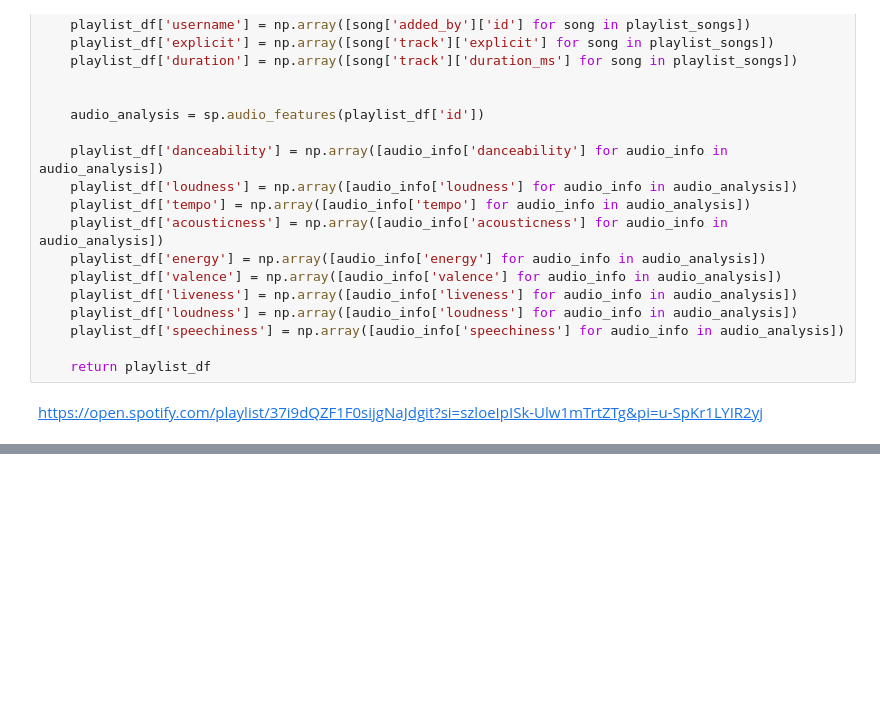
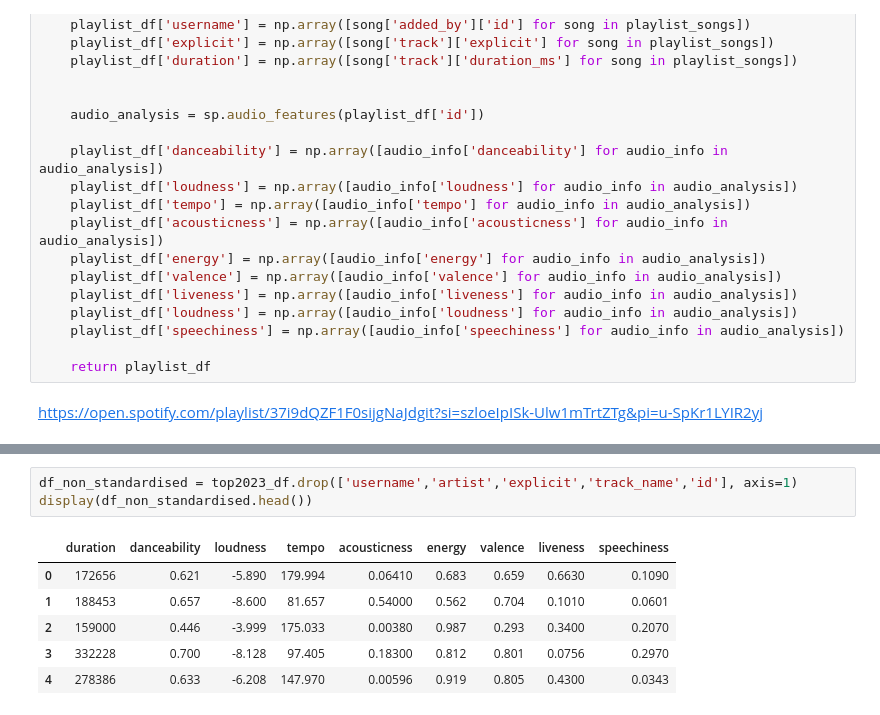
Before and after one commit to ihatmyself/Spotify-Categorized, a Jupyter notebook: spotify_mood.ipynb, the cells around one changed output, grey strips where cells are left out. Cells and saved outputs as stored; diff of their text form; blank space fills up the shorter version.

```diff
--- a/spotify_mood.ipynb
+++ b/spotify_mood.ipynb
@@ -81,0 +83,10 @@ music_pairplot
+# %%
+df_non_standardised = top2023_df.drop(['username','artist','explicit','track_name','id'], axis=1)
+display(df_non_standardised.head())
+# %% [output]
+|  | duration | danceability | loudness | tempo | acousticness | energy | valence | liveness | speechiness |
+| 0 | 172656 | 0.621 | -5.890 | 179.994 | 0.06410 | 0.683 | 0.659 | 0.6630 | 0.1090 |
+| 1 | 188453 | 0.657 | -8.600 | 81.657 | 0.54000 | 0.562 | 0.704 | 0.1010 | 0.0601 |
+| 2 | 159000 | 0.446 | -3.999 | 175.033 | 0.00380 | 0.987 | 0.293 | 0.3400 | 0.2070 |
+| 3 | 332228 | 0.700 | -8.128 | 97.405 | 0.18300 | 0.812 | 0.801 | 0.0756 | 0.2970 |
+| 4 | 278386 | 0.633 | -6.208 | 147.970 | 0.00596 | 0.919 | 0.805 | 0.4300 | 0.0343 |
```
Also changed, not shown: parts of 2 cells of this notebook.
